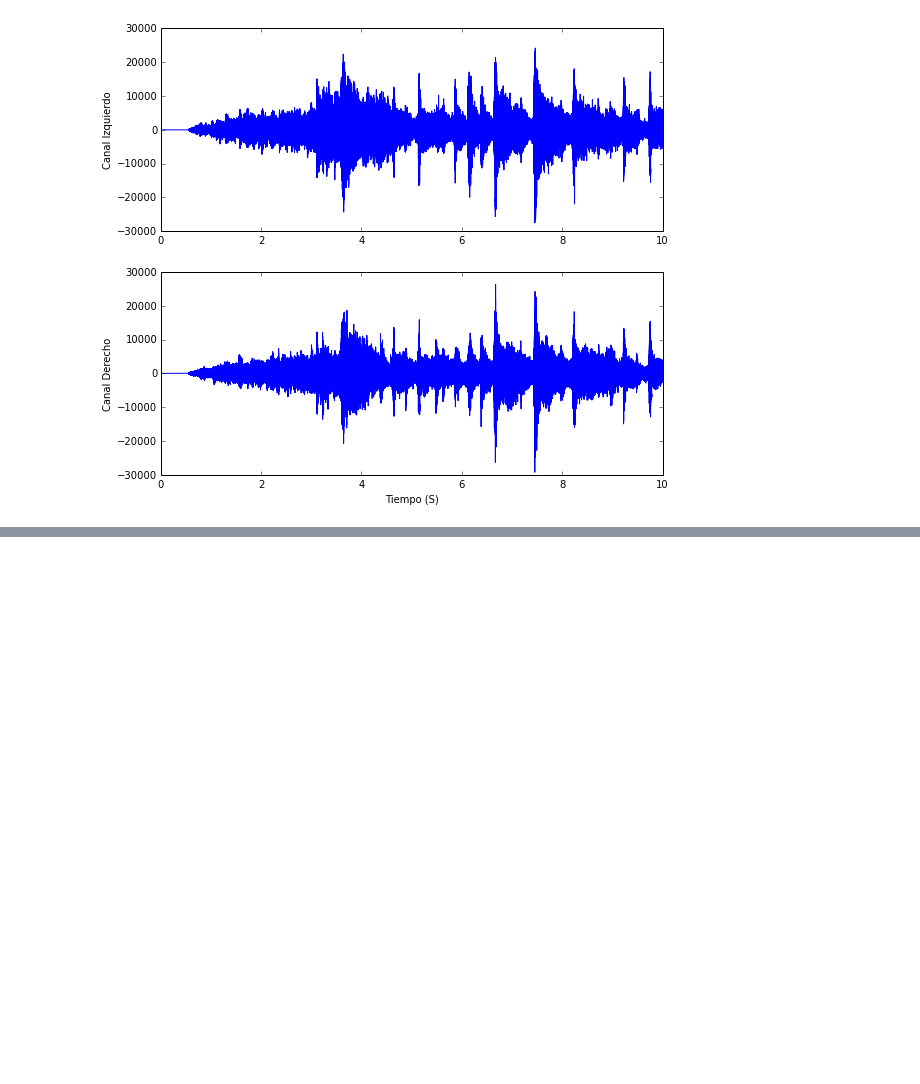
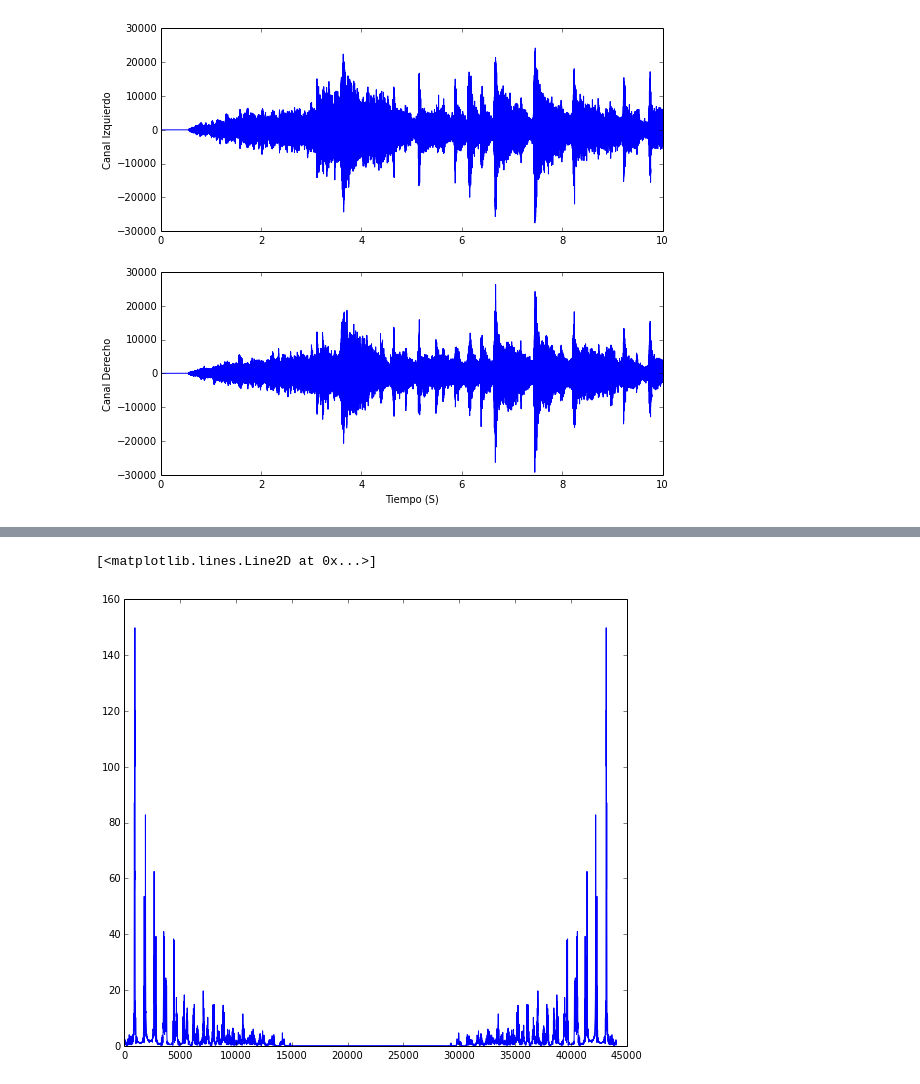
Before and after one commit to RoberTnf/Se-ales, a Jupyter notebook: Pantoja.ipynb, the cells around one changed output, grey strips where cells are left out. Cells and saved outputs as stored; diff of their text form; code cells hidden in the pictures; blank space fills up the shorter version.

```diff
--- a/Pantoja.ipynb
+++ b/Pantoja.ipynb
@@ -81,0 +114,9 @@ xlabel("Tiempo (S)")
+# %%
+peri_anal = 0.125 #Periodo de análisis, relación inversa con la resolución que queremos (1Hz -> 1 Seg)
+T8 = peri_anal
+Fci8 = fft.fft(ci[int(7*T8*44100):int(8*T8*44100)])/(T8*44100) #Transformadas
+Fcd8 = fft.fft(cd[int(7*T8*44100):int(8*T8*44100)])/(T8*44100)
+plot(arange(0,44100,1/T8),abs(Fci8))
+# %% [output]
+[<matplotlib.lines.Line2D at 0x...>]
+[figure, added]
```
Also changed, not shown: parts of 8 cells of this notebook.
